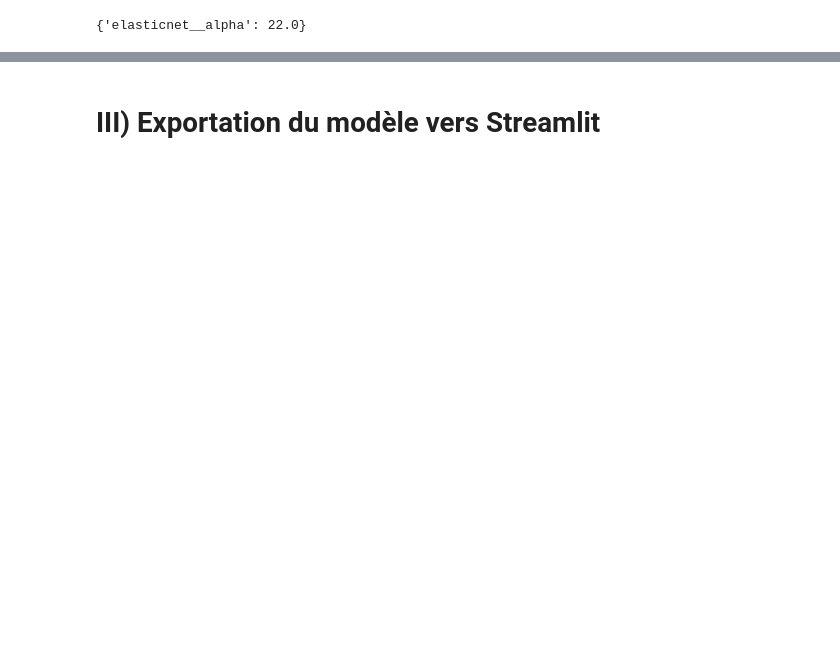
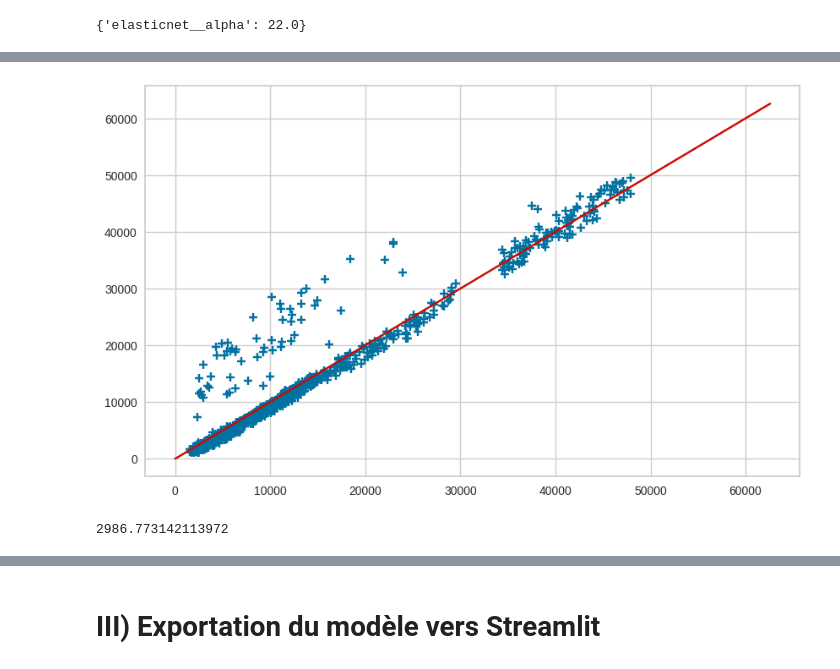
Before and after one commit to JynMoriarty/Assurance, a Jupyter notebook: modelisation.ipynb, the cells around one changed output, grey strips where cells are left out. Drawn from its saved outputs; the diff is of its cells as text; code cells hidden in the pictures; blank space fills up the shorter version.

```diff
--- a/modelisation.ipynb
+++ b/modelisation.ipynb
@@ -218,0 +235,11 @@ plt.show()
+# %%
+plt.subplots(figsize=(10, 6))
+plt.scatter(eN_pred,y_train,marker="+",s=50)
+plt.plot(np.arange(max(y_test.values)), np.arange(max(y_test.values)), '-', color='r')
+plt.show()
+# %% [output]
+[figure, added]
+# %%
+np.sqrt(mean_squared_error(y_train,eN_pred))
+# %% [output]
+2986.773142113972
```
Also changed, not shown: parts of 20 cells of this notebook, 2 other files.
